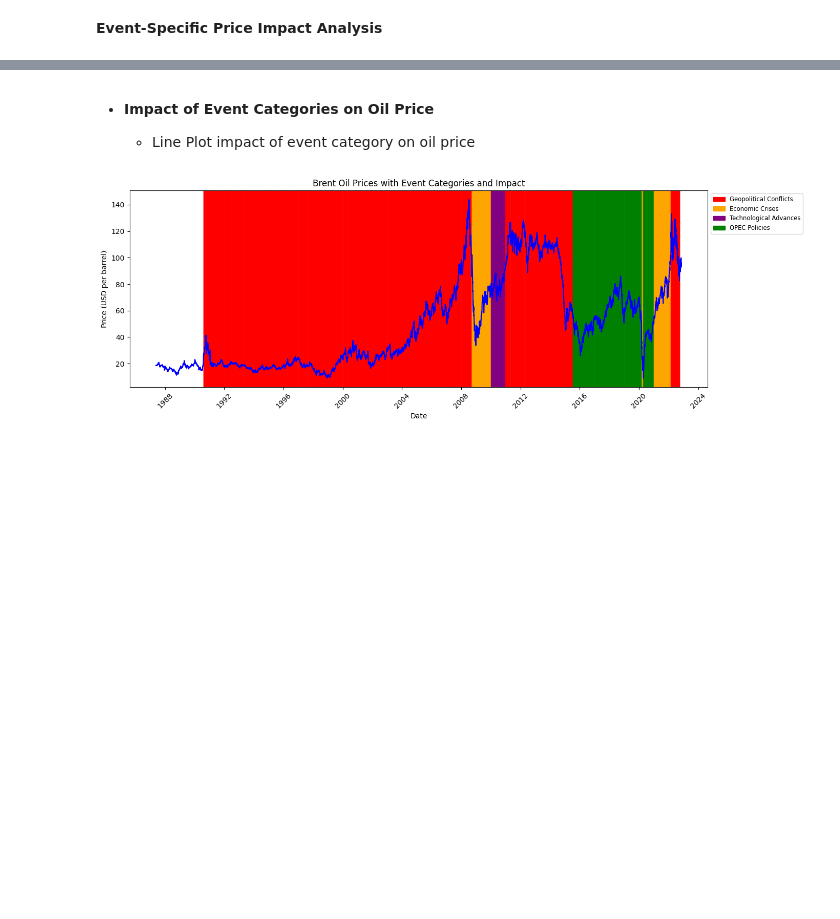
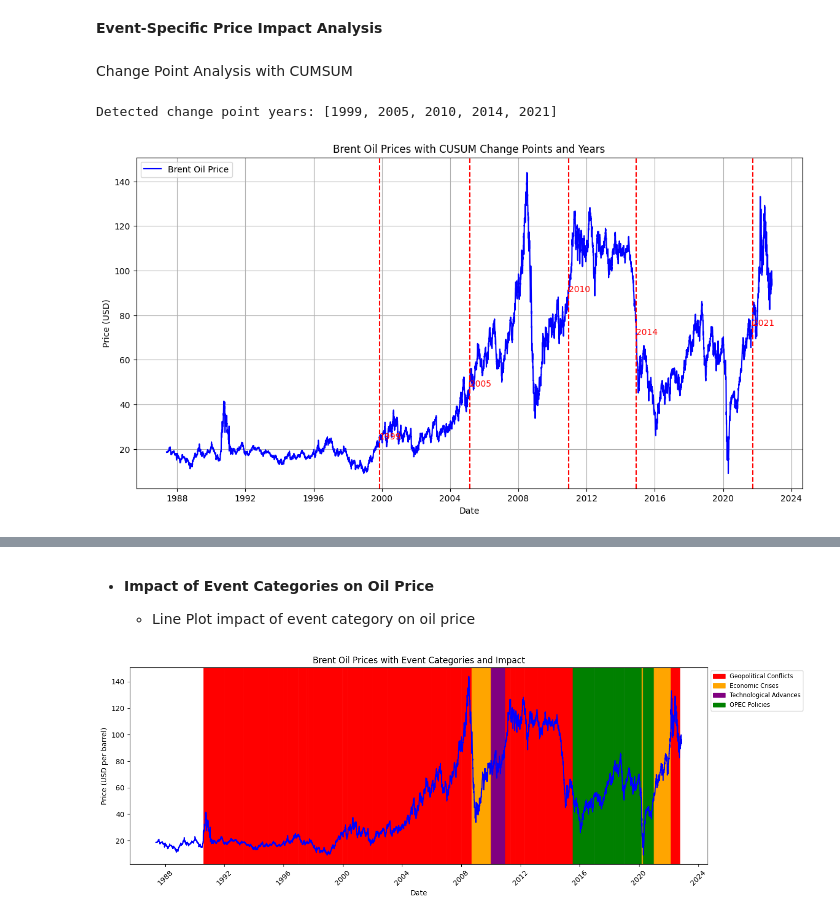
Before and after one commit to epythonlab/oil-price-statistical-modeling, a Jupyter notebook: notebooks/oil_price_analysis.ipynb, the cells around one changed output, grey strips where cells are left out. Cells and saved outputs as stored; diff of their text form; code cells hidden in the pictures; blank space fills up the shorter version.

```diff
--- a/notebooks/oil_price_analysis.ipynb
+++ b/notebooks/oil_price_analysis.ipynb
@@ -304,2 +324,38 @@ plt.show()
 # %% [markdown]
 **Event-Specific Price Impact Analysis**
+# %% [markdown]
+Change Point Analysis with CUMSUM
+# %%
+import ruptures as rpt
+
+# Extract the price series for change point detection
+price_series = price_data['Price'].values
+
+# Apply the CUSUM-based method for change point detection
+algo = rpt.Binseg(model="l2").fit(price_series)
+change_points = algo.predict(n_bkps=5)  # Adjust n_bkps for more or fewer breakpoints
+
+# Extract and print the year of each change point
+change_years = [price_data['Date'].iloc[cp].year for cp in change_points[:-1]]  # Exclude the last index (end of data)
+print("Detected change point years:", change_years)
+
+# Plotting the Brent Oil Price with change points
+plt.figure(figsize=(14, 7))
+plt.plot(price_data['Date'], price_data['Price'], label='Brent Oil Price', color='blue')
+
+# Overlay detected change points with year annotations
+for cp in change_points[:-1]:  # Exclude the last point (end of data)
+    year = price_data['Date'].iloc[cp].year
+    plt.axvline(price_data['Date'].iloc[cp], color='red', linestyle='--')
+    plt.text(price_data['Date'].iloc[cp], price_data['Price'].iloc[cp], str(year), color="red", fontsize=10)
+
+# Enhancements
+plt.title('Brent Oil Prices with CUSUM Change Points and Years')
+plt.xlabel('Date')
+plt.ylabel('Price (USD)')
+plt.legend()
+plt.grid()
+plt.show()
+# %% [output]
+Detected change point years: [1999, 2005, 2010, 2014, 2021]
+[figure, added]
```
Also changed, not shown: parts of 9 cells of this notebook.
